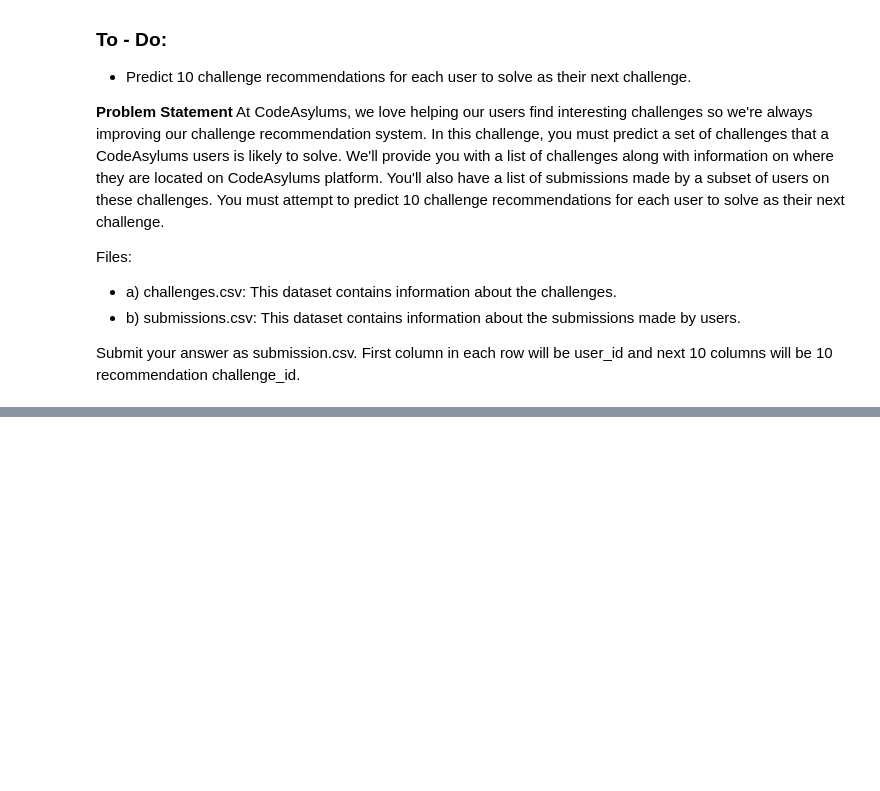
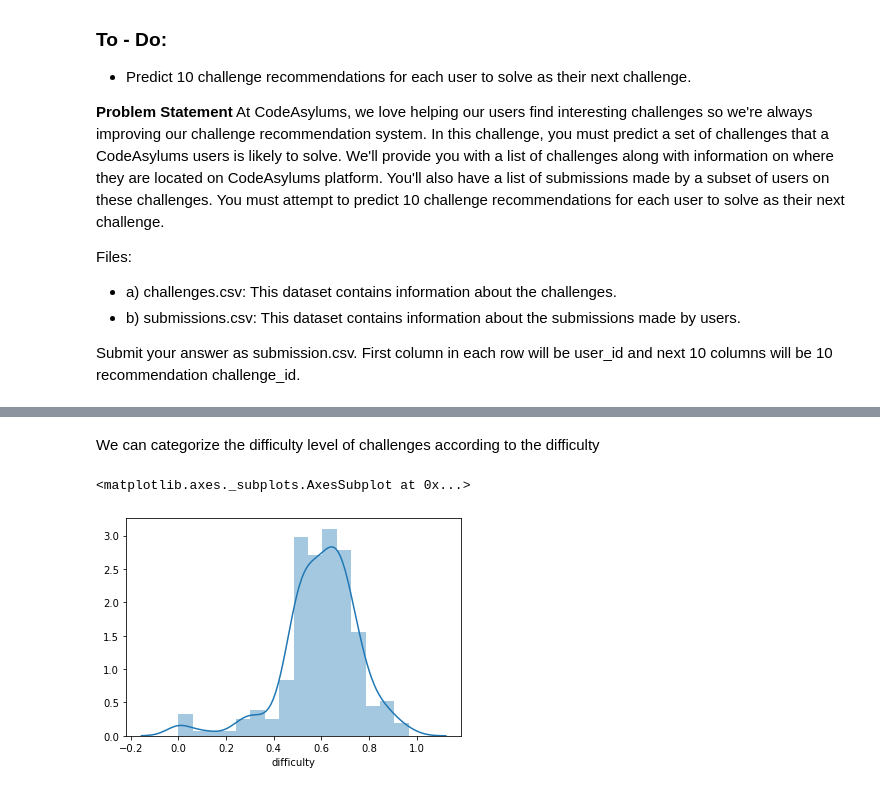
Before and after one commit to loganrane/MachineLearning101, a Jupyter notebook: Projects/RecommendationSystemofChallenges.ipynb, the cells around one changed output, grey strips where cells are left out. Drawn from its saved outputs; the diff is of its cells as text; code cells hidden in the pictures; blank space fills up the shorter version.

```diff
--- a/Projects/RecommendationSystemofChallenges.ipynb
+++ b/Projects/RecommendationSystemofChallenges.ipynb
@@ -51,0 +111,8 @@ submissions.head()
+# %% [markdown]
+We can categorize the difficulty level of challenges according to the difficulty
+# %%
+# Histogram of difficulty of contests
+sns.distplot(challenges.groupby('contest_id')['difficulty'].mean())
+# %% [output]
+<matplotlib.axes._subplots.AxesSubplot at 0x...>
+[figure, added]
```
Also changed, not shown: parts of 16 cells of this notebook, 2 other files.
